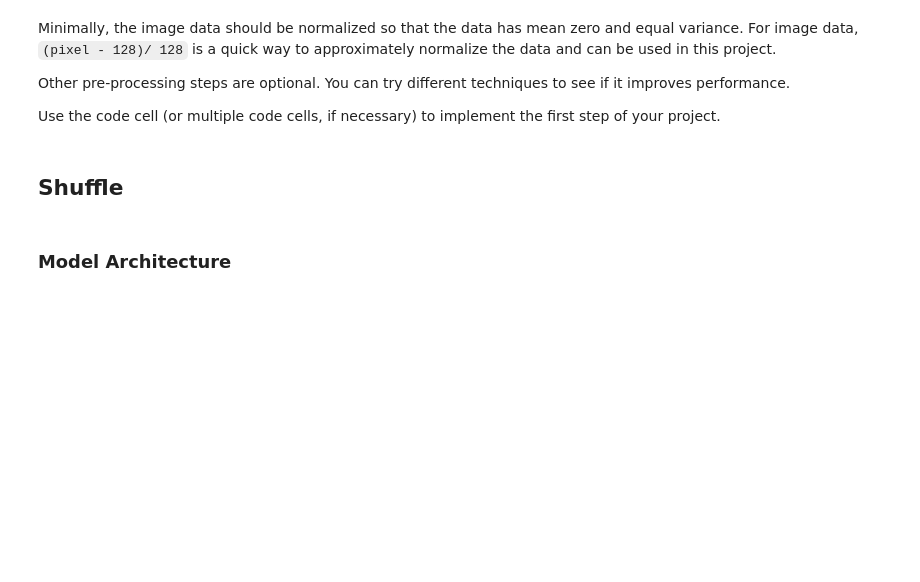
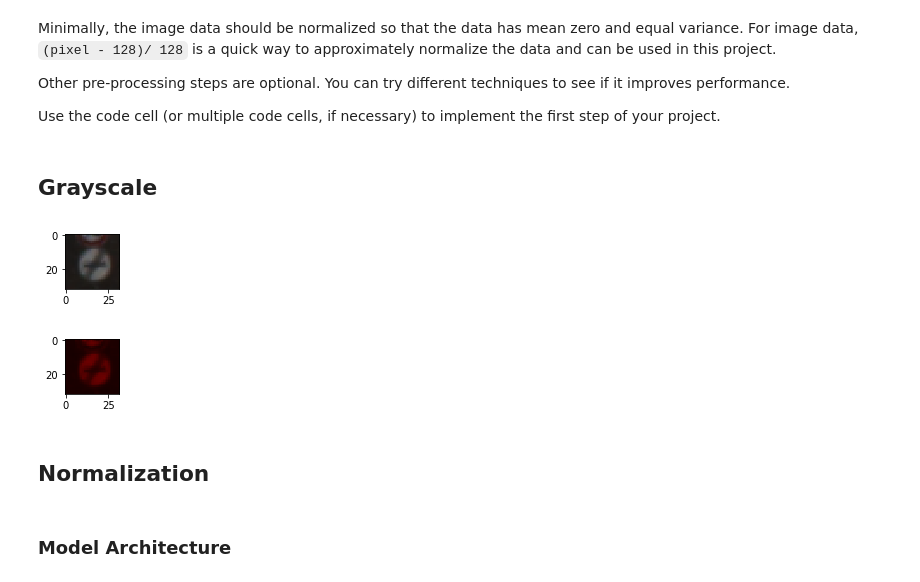
Before and after one commit to lelordoftech/Udacity, a Jupyter notebook: CarND-Traffic-Sign-Classifier-Project/Traffic_Sign_Classifier.ipynb, the cells around one changed output. Drawn from its saved outputs; the diff is of its cells as text; code cells hidden in the pictures; blank space fills up the shorter version.

Commit message:
Apply GrayScale; normalization; epochs = 20; batch_size = 8; Test Accuracy = 0.902

```diff
--- a/CarND-Traffic-Sign-Classifier-Project/Traffic_Sign_Classifier.ipynb
+++ b/CarND-Traffic-Sign-Classifier-Project/Traffic_Sign_Classifier.ipynb
@@ -141,8 +141,4 @@ Use the code cell (or multiple code cells, if necessary) to implement the first
 ### converting to grayscale, etc.
 ### Feel free to use as many code cells as needed.
 # %% [markdown]
-## Shuffle
+## Grayscale
-# %%
-from sklearn.utils import shuffle
-
-X_train, y_train = shuffle(X_train, y_train)
@@ -154,0 +145,32 @@ X_train, y_train = shuffle(X_train, y_train)
+# %%
+import numpy as np
+
+def rgb2gray(rgb):
+    return np.dot(rgb[...,:3], [0.299, 0.587, 0.114])
+
+def grayScale(x):
+    for i in range(x.shape[0]):
+        x[i] = np.array(x[i])
+        x[i][:,:,0] = rgb2gray(x[i])
+        x[i][:,:,1] = 0
+        x[i][:,:,2] = 0
+
+# Plot image before gray scale
+image = X_train[0].squeeze()
+plt.figure(figsize=(1,1))
+plt.imshow(image)
+
+grayScale(X_train)
+grayScale(X_valid)
+grayScale(X_test)
+
+# Plot image after gray scale
+image = X_train[0].squeeze()
+plt.figure(figsize=(1,1))
+plt.imshow(image, cmap='gray')
+plt.savefig('examples/grayscale.png')
+# %% [output]
+[figure, added]
+[figure, added]
+# %% [markdown]
+## Normalization
```
Also changed, not shown: parts of 17 cells of this notebook, 8 other files.
